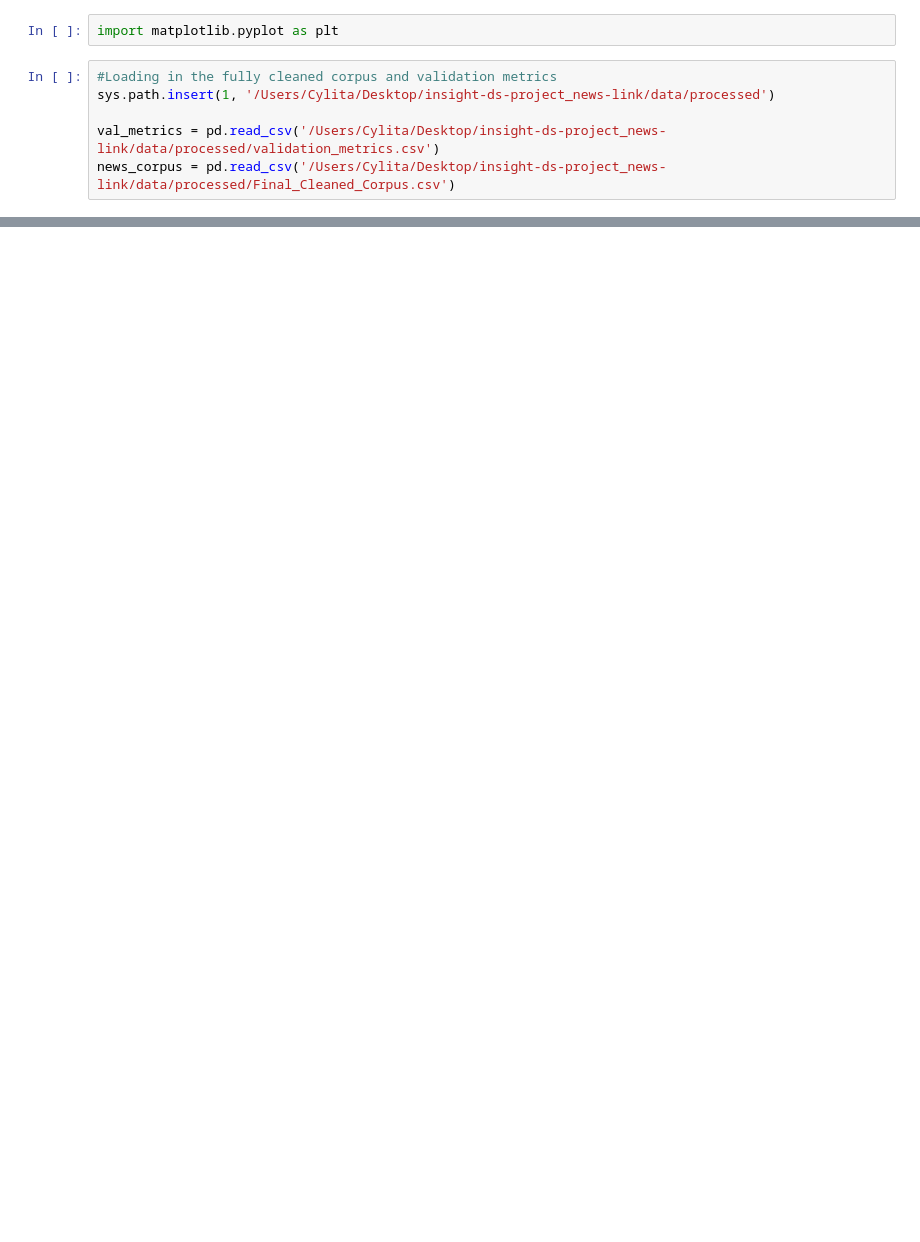
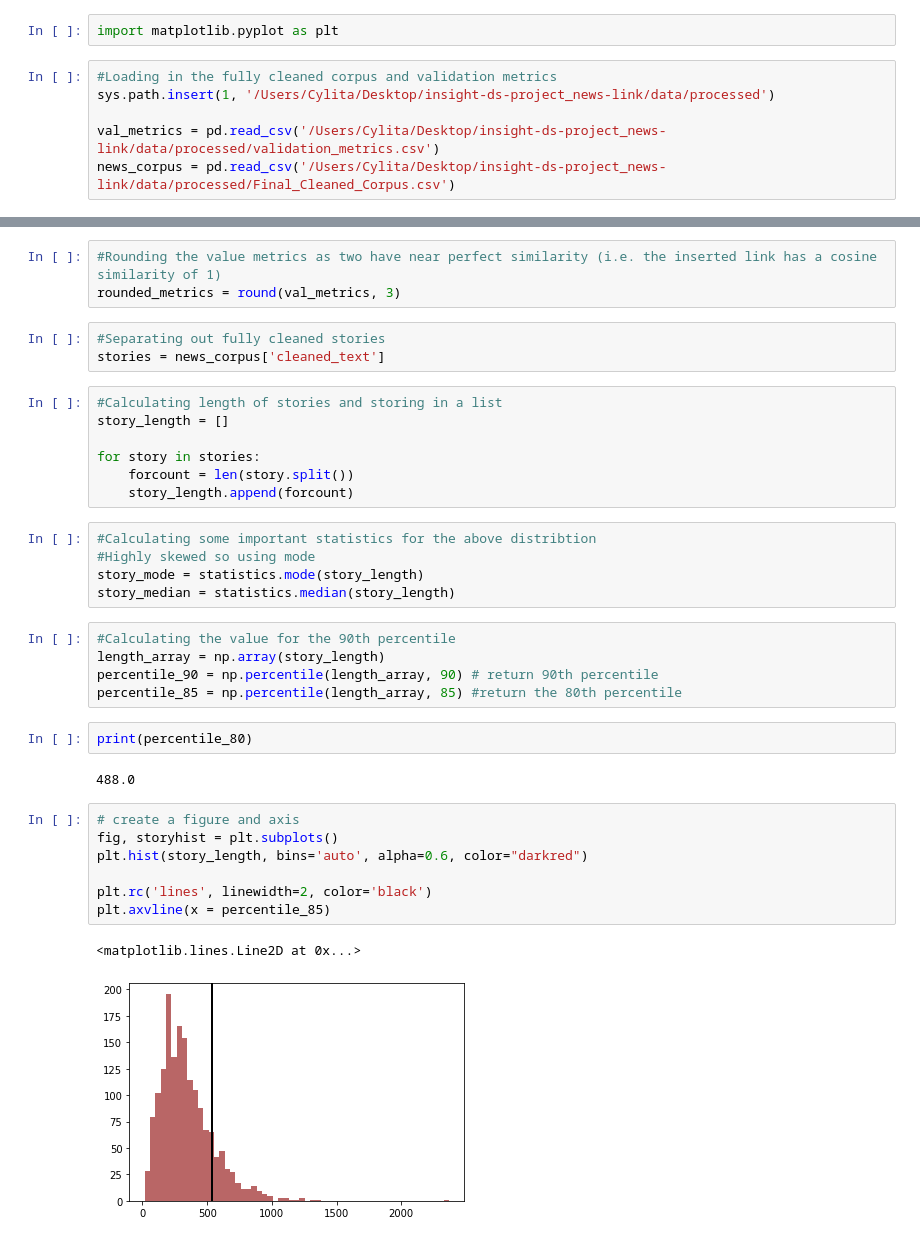
Before and after one commit to CylitaGuy/news-link, a Jupyter notebook: notebooks/Data_Viz.ipynb, the cells around one changed output, grey strips where cells are left out. Cells and saved outputs as stored; diff of their text form; blank space fills up the shorter version.

Commit message:
Creating code to create two vizualization plots for validation

```diff
--- a/notebooks/Data_Viz.ipynb
+++ b/notebooks/Data_Viz.ipynb
@@ -43,0 +15,37 @@ Text(0, 0.5, 'My Model Link')
+# %%
+#Rounding the value metrics as two have near perfect similarity (i.e. the inserted link has a cosine similarity of 1)
+rounded_metrics = round(val_metrics, 3)
+# %%
+#Separating out fully cleaned stories
+stories = news_corpus['cleaned_text']
+# %%
+#Calculating length of stories and storing in a list
+story_length = []
+
+for story in stories:
+    forcount = len(story.split())
+    story_length.append(forcount)
+# %%
+#Calculating some important statistics for the above distribtion
+#Highly skewed so using mode
+story_mode = statistics.mode(story_length)
+story_median = statistics.median(story_length)
+# %%
+#Calculating the value for the 90th percentile
+length_array = np.array(story_length)
+percentile_90 = np.percentile(length_array, 90) # return 90th percentile
+percentile_85 = np.percentile(length_array, 85) #return the 80th percentile
+# %%
+print(percentile_80)
+# %% [output]
+488.0
+# %%
+# create a figure and axis
+fig, storyhist = plt.subplots()
+plt.hist(story_length, bins='auto', alpha=0.6, color="darkred")
+
+plt.rc('lines', linewidth=2, color='black')
+plt.axvline(x = percentile_85)
+# %% [output]
+<matplotlib.lines.Line2D at 0x...>
+[figure, added]
```
Also changed, not shown: parts of 5 cells of this notebook.
